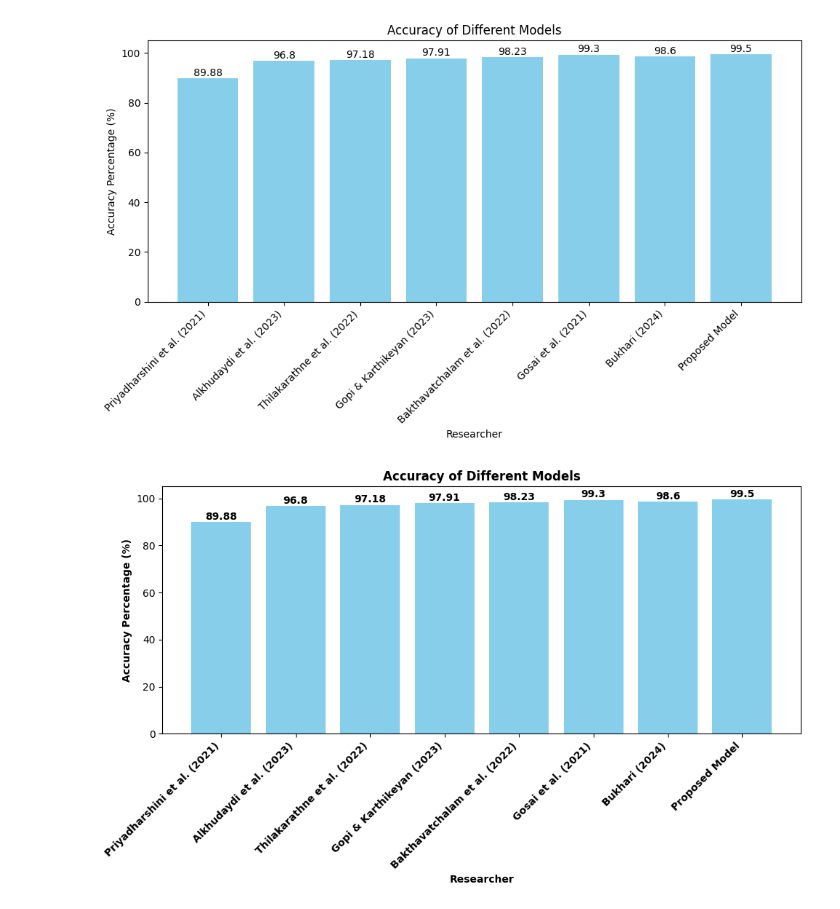
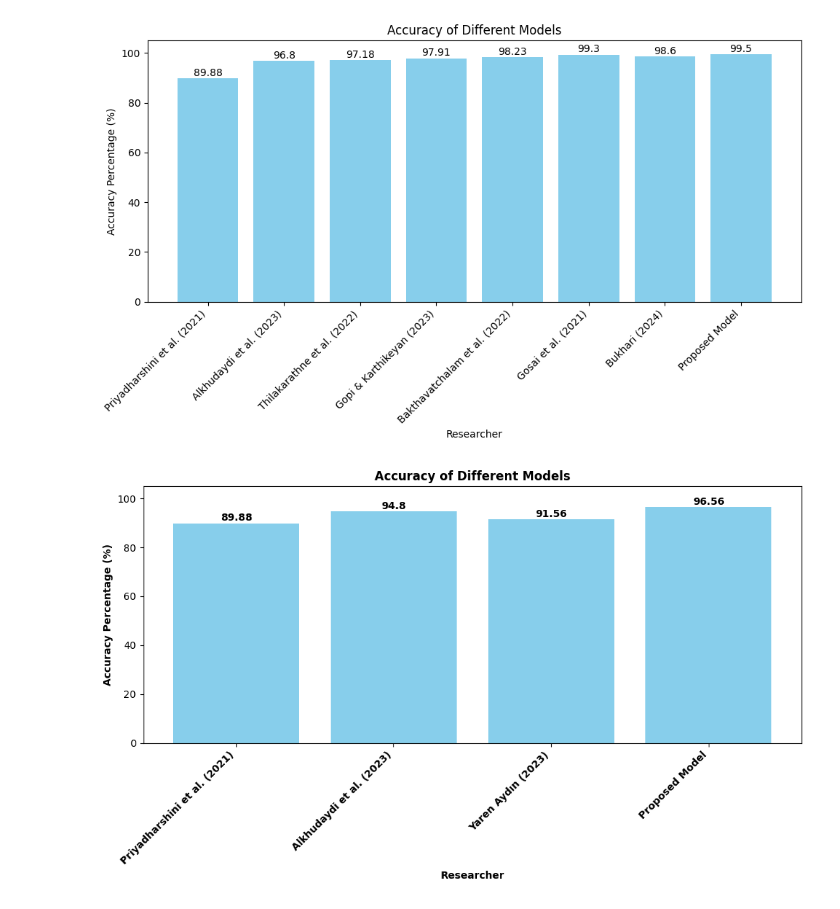
Before and after one commit to rakshitmehra/soil_prediction, a Jupyter notebook: Notebooks/4 Different Soils-ML.ipynb, the cells around one changed output. Saved outputs shown, nothing was run; the diff lists cells and outputs as text; code cells hidden in the pictures.

```diff
--- a/Notebooks/4 Different Soils-ML.ipynb
+++ b/Notebooks/4 Different Soils-ML.ipynb
@@ -703,37 +703,33 @@ plt.show()
 # %%
 import matplotlib.pyplot as plt
 
 # Data
 researchers = [
     "Priyadharshini et al. (2021)",
     "Alkhudaydi et al. (2023)",
-    "Thilakarathne et al. (2022)",
-    "Gopi & Karthikeyan (2023)",
-    "Bakthavatchalam et al. (2022)",
-    "Gosai et al. (2021)",
-    "Bukhari (2024)",
+    "Yaren Aydın (2023)",
     "Proposed Model"
 ]
-accuracy = [89.88, 96.8, 97.18, 97.91, 98.23, 99.3, 98.6, 99.5]
+accuracy = [89.88, 94.8, 91.56, 96.56]
 
 # Create bar graph
 plt.figure(figsize=(10, 6))
 bars = plt.bar(researchers, accuracy, color='skyblue')
 
 # Add numeric values on top of the bars
 for bar in bars:
     yval = bar.get_height()
     plt.text(bar.get_x() + bar.get_width()/2, yval + 0.1, round(yval, 2), ha='center', va='bottom', fontweight='bold')
 
 # Adding titles and labels
 plt.xlabel('Researcher', fontweight='bold')
 plt.ylabel('Accuracy Percentage (%)', fontweight='bold')
 plt.title('Accuracy of Different Models', fontweight='bold')
 plt.xticks(rotation=45, ha='right', fontweight='bold')
 plt.ylim(0, 105)  # Adjusting y-axis limit for better visualization
 
 # Show plot
 plt.tight_layout()
 plt.show()
 # %% [output]
-[figure, old version]
+[figure, new version]
```
